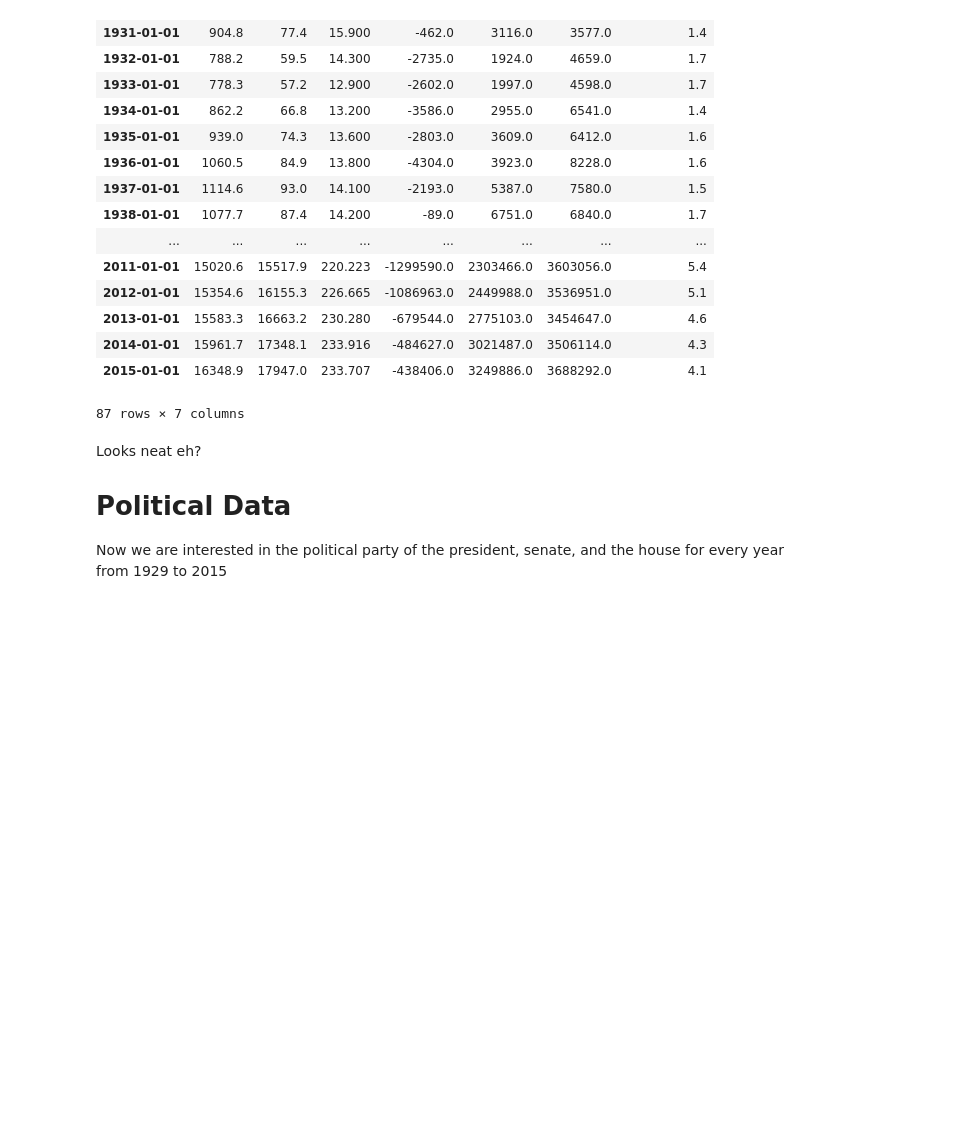
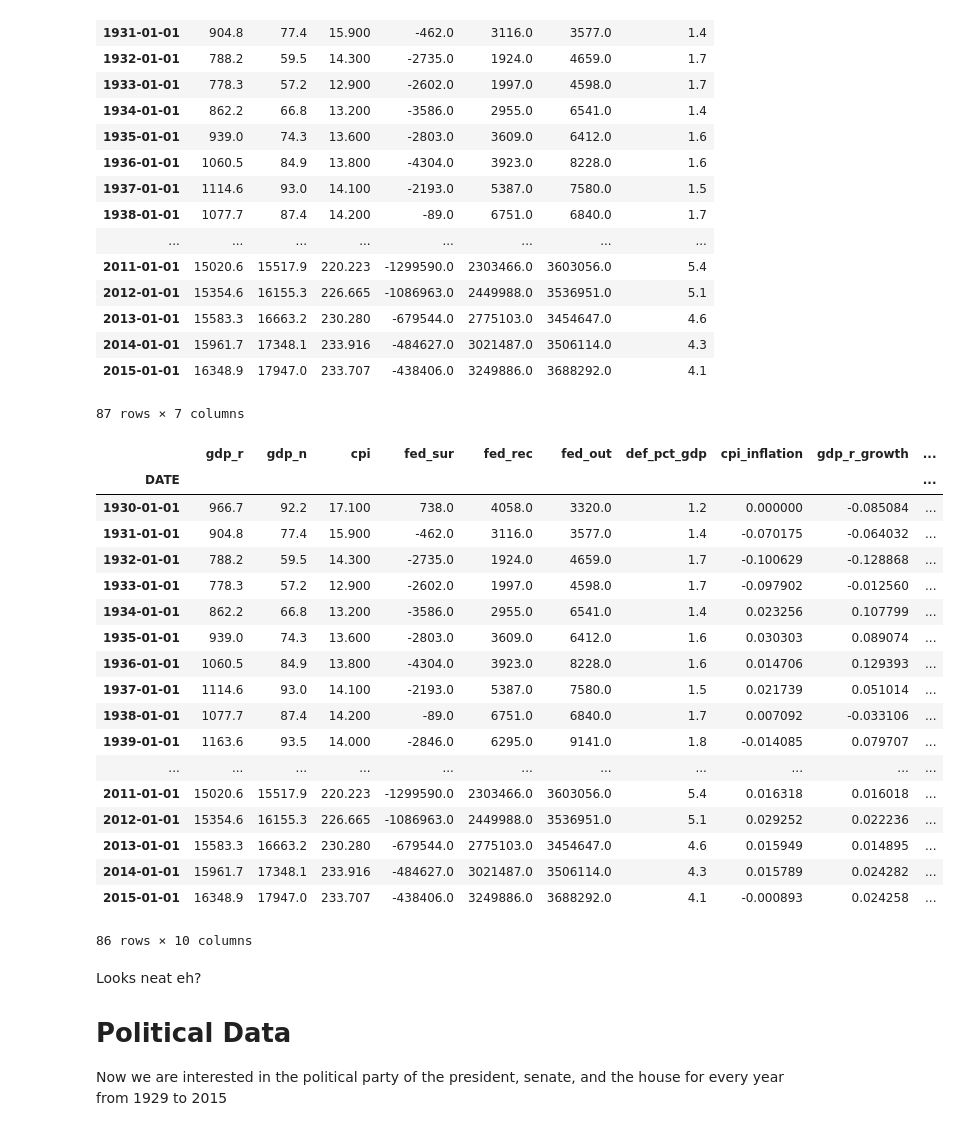
Before and after one commit to linanqiu/politics-econ-defense, a Jupyter notebook: Data Gathering.ipynb, the cells around one changed output. Cells and saved outputs as stored; diff of their text form; code cells hidden in the pictures; blank space fills up the shorter version.

```diff
--- a/Data Gathering.ipynb
+++ b/Data Gathering.ipynb
@@ -68,3 +75,25 @@ fred_data
+# %%
+fred_data
+# %% [output]
+|  | gdp_r | gdp_n | cpi | fed_sur | fed_rec | fed_out | def_pct_gdp | cpi_inflation | gdp_r_growth | ... |
+| DATE |  |  |  |  |  |  |  |  |  | ... |
+| 1930-01-01 | 966.7 | 92.2 | 17.100 | 738.0 | 4058.0 | 3320.0 | 1.2 | 0.000000 | -0.085084 | ... |
+| 1931-01-01 | 904.8 | 77.4 | 15.900 | -462.0 | 3116.0 | 3577.0 | 1.4 | -0.070175 | -0.064032 | ... |
+| 1932-01-01 | 788.2 | 59.5 | 14.300 | -2735.0 | 1924.0 | 4659.0 | 1.7 | -0.100629 | -0.128868 | ... |
+| 1933-01-01 | 778.3 | 57.2 | 12.900 | -2602.0 | 1997.0 | 4598.0 | 1.7 | -0.097902 | -0.012560 | ... |
+| 1934-01-01 | 862.2 | 66.8 | 13.200 | -3586.0 | 2955.0 | 6541.0 | 1.4 | 0.023256 | 0.107799 | ... |
+| 1935-01-01 | 939.0 | 74.3 | 13.600 | -2803.0 | 3609.0 | 6412.0 | 1.6 | 0.030303 | 0.089074 | ... |
+| 1936-01-01 | 1060.5 | 84.9 | 13.800 | -4304.0 | 3923.0 | 8228.0 | 1.6 | 0.014706 | 0.129393 | ... |
+| 1937-01-01 | 1114.6 | 93.0 | 14.100 | -2193.0 | 5387.0 | 7580.0 | 1.5 | 0.021739 | 0.051014 | ... |
+| 1938-01-01 | 1077.7 | 87.4 | 14.200 | -89.0 | 6751.0 | 6840.0 | 1.7 | 0.007092 | -0.033106 | ... |
+| 1939-01-01 | 1163.6 | 93.5 | 14.000 | -2846.0 | 6295.0 | 9141.0 | 1.8 | -0.014085 | 0.079707 | ... |
+| ... | ... | ... | ... | ... | ... | ... | ... | ... | ... | ... |
+| 2011-01-01 | 15020.6 | 15517.9 | 220.223 | -1299590.0 | 2303466.0 | 3603056.0 | 5.4 | 0.016318 | 0.016018 | ... |
+| 2012-01-01 | 15354.6 | 16155.3 | 226.665 | -1086963.0 | 2449988.0 | 3536951.0 | 5.1 | 0.029252 | 0.022236 | ... |
+| 2013-01-01 | 15583.3 | 16663.2 | 230.280 | -679544.0 | 2775103.0 | 3454647.0 | 4.6 | 0.015949 | 0.014895 | ... |
+| 2014-01-01 | 15961.7 | 17348.1 | 233.916 | -484627.0 | 3021487.0 | 3506114.0 | 4.3 | 0.015789 | 0.024282 | ... |
+| 2015-01-01 | 16348.9 | 17947.0 | 233.707 | -438406.0 | 3249886.0 | 3688292.0 | 4.1 | -0.000893 | 0.024258 | ... |
+86 rows × 10 columns
 # %% [markdown]
 Looks neat eh?
 
```
Also changed, not shown: parts of 2 cells of this notebook, 1 other file.
